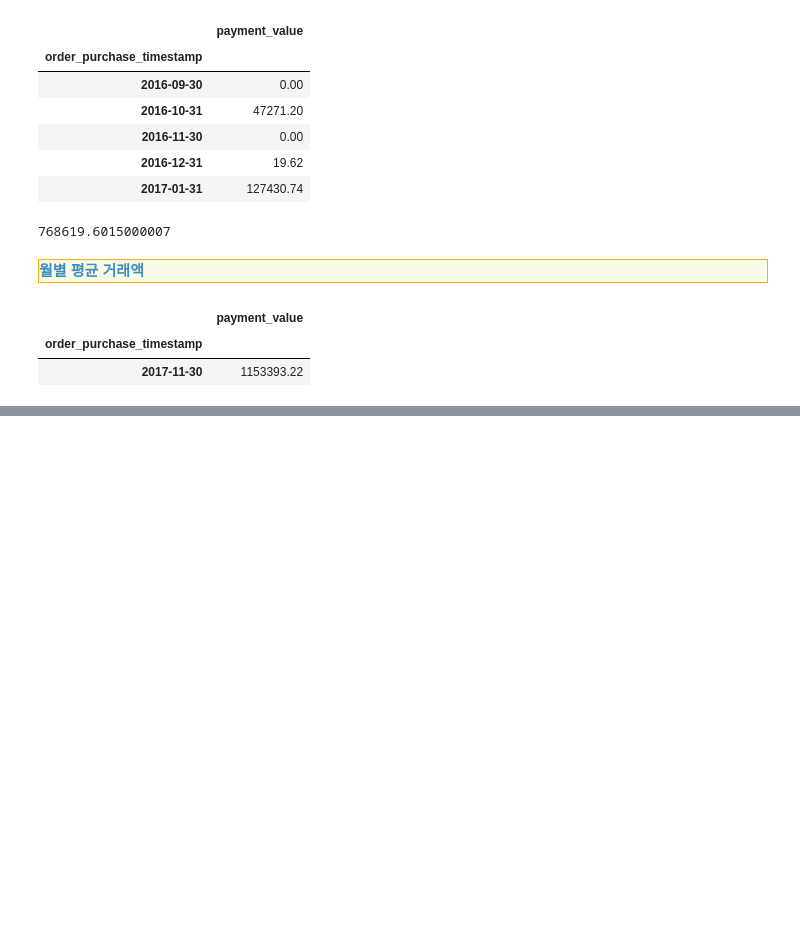
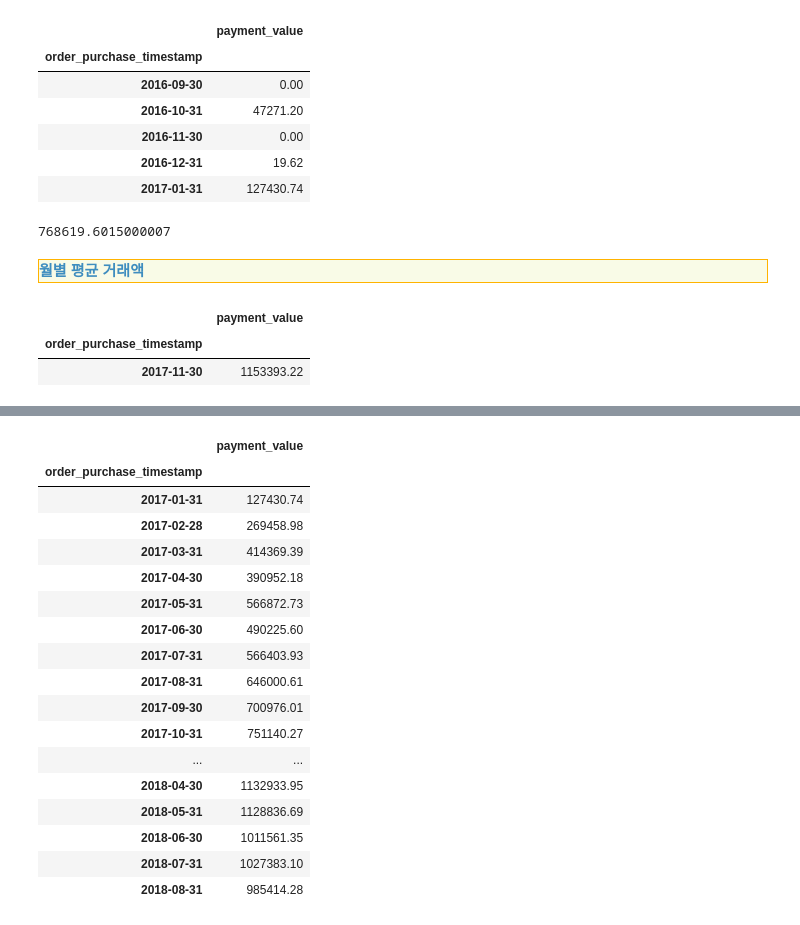
Before and after one commit to seonghunYang/ECOMMERCE-EDA, a Jupyter notebook: EDA3.ipynb, the cells around one changed output, grey strips where cells are left out. Drawn from its saved outputs; the diff is of its cells as text; code cells hidden in the pictures; blank space fills up the shorter version.

```diff
--- a/EDA3.ipynb
+++ b/EDA3.ipynb
@@ -371,0 +433,22 @@ merged_order_month_sum[merged_order_month_sum['payment_value'] == merged_order_m
+# %%
+merged_order_month_sum_from2017 = merged_order_month_sum[merged_order_month_sum.index > '2017-01-01']
+merged_order_month_sum_from2017
+# %% [output]
+|  | payment_value |
+| order_purchase_timestamp |  |
+| 2017-01-31 | 127430.74 |
+| 2017-02-28 | 269458.98 |
+| 2017-03-31 | 414369.39 |
+| 2017-04-30 | 390952.18 |
+| 2017-05-31 | 566872.73 |
+| 2017-06-30 | 490225.60 |
+| 2017-07-31 | 566403.93 |
+| 2017-08-31 | 646000.61 |
+| 2017-09-30 | 700976.01 |
+| 2017-10-31 | 751140.27 |
+| ... | ... |
+| 2018-04-30 | 1132933.95 |
+| 2018-05-31 | 1128836.69 |
+| 2018-06-30 | 1011561.35 |
+| 2018-07-31 | 1027383.10 |
+| 2018-08-31 | 985414.28 |
```
Also changed, not shown: parts of 9 cells of this notebook.
